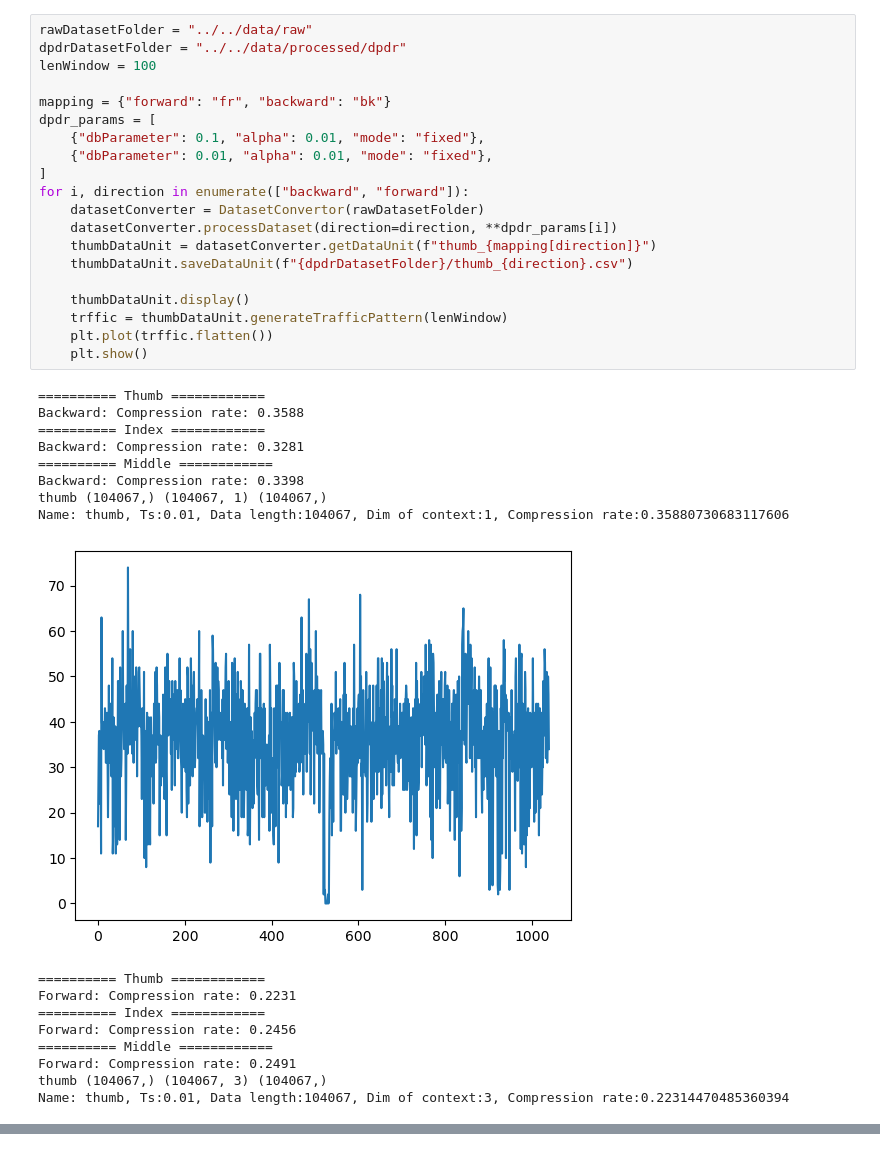
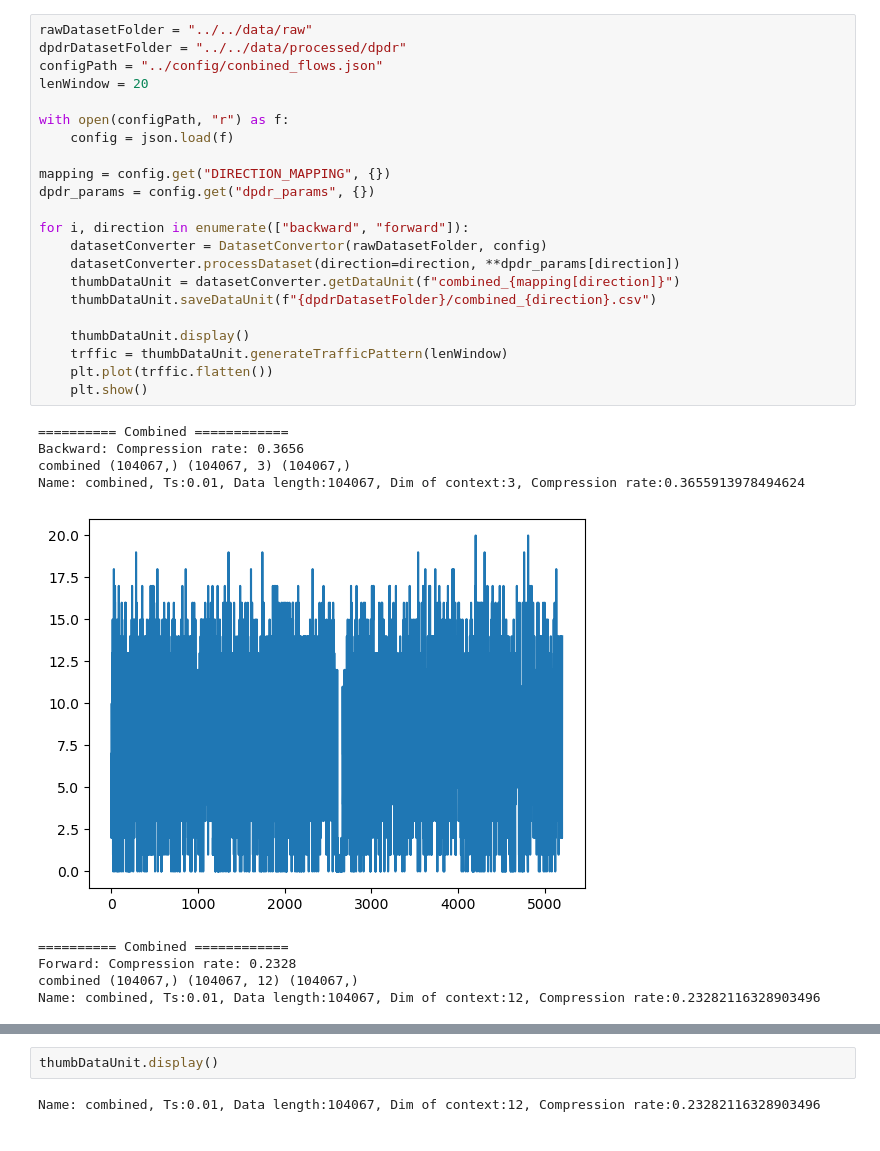
Before and after one commit to evanyeh5118/context_aware_traffic_predictor, a Jupyter notebook: experiments/notebooks/main00_verify_tarffic_pattern.ipynb, the cells around one changed output, grey strips where cells are left out. Drawn from its saved outputs; the diff is of its cells as text.

Commit message:
Add combined flows and independent flows config

```diff
--- a/experiments/notebooks/main00_verify_tarffic_pattern.ipynb
+++ b/experiments/notebooks/main00_verify_tarffic_pattern.ipynb
@@ -15,38 +16,32 @@ from src.context_aware.preprocessing import PreparingDataset
 # %%
 rawDatasetFolder = "../../data/raw"
 dpdrDatasetFolder = "../../data/processed/dpdr"
-lenWindow = 100
+configPath = "../config/conbined_flows.json"
+lenWindow = 20
 
-mapping = {"forward": "fr", "backward": "bk"}
-dpdr_params = [
-    {"dbParameter": 0.1, "alpha": 0.01, "mode": "fixed"},
-    {"dbParameter": 0.01, "alpha": 0.01, "mode": "fixed"},
-]
+with open(configPath, "r") as f:
+    config = json.load(f)
+
+mapping = config.get("DIRECTION_MAPPING", {})
+dpdr_params = config.get("dpdr_params", {})
+
 for i, direction in enumerate(["backward", "forward"]):
-    datasetConverter = DatasetConvertor(rawDatasetFolder)
-    datasetConverter.processDataset(direction=direction, **dpdr_params[i])
-    thumbDataUnit = datasetConverter.getDataUnit(f"thumb_{mapping[direction]}")
-    thumbDataUnit.saveDataUnit(f"{dpdrDatasetFolder}/thumb_{direction}.csv")
+    datasetConverter = DatasetConvertor(rawDatasetFolder, config)
+    datasetConverter.processDataset(direction=direction, **dpdr_params[direction])
+    thumbDataUnit = datasetConverter.getDataUnit(f"combined_{mapping[direction]}")
+    thumbDataUnit.saveDataUnit(f"{dpdrDatasetFolder}/combined_{direction}.csv")
 
     thumbDataUnit.display()
     trffic = thumbDataUnit.generateTrafficPattern(lenWindow)
     plt.plot(trffic.flatten())
     plt.show()
 # %% [output]
-========== Thumb ============
-Backward: Compression rate: 0.3588
-========== Index ============
-Backward: Compression rate: 0.3281
-========== Middle ============
-Backward: Compression rate: 0.3398
-thumb (104067,) (104067, 1) (104067,)
-Name: thumb, Ts:0.01, Data length:104067, Dim of context:1, Compression rate:0.35880730683117606
+========== Combined ============
+Backward: Compression rate: 0.3656
+combined (104067,) (104067, 3) (104067,)
+Name: combined, Ts:0.01, Data length:104067, Dim of context:3, Compression rate:0.3655913978494624
-[figure, old version]
+[figure, new version]
-========== Thumb ============
-Forward: Compression rate: 0.2231
-========== Index ============
-Forward: Compression rate: 0.2456
-========== Middle ============
-Forward: Compression rate: 0.2491
-thumb (104067,) (104067, 3) (104067,)
-Name: thumb, Ts:0.01, Data length:104067, Dim of context:3, Compression rate:0.22314470485360394
+========== Combined ============
+Forward: Compression rate: 0.2328
+combined (104067,) (104067, 12) (104067,)
+Name: combined, Ts:0.01, Data length:104067, Dim of context:12, Compression rate:0.23282116328903496
@@ -54,3 +49,7 @@ Name: thumb, Ts:0.01, Data length:104067, Dim of context:3, Compression rate:0.2
+# %%
+thumbDataUnit.display()
+# %% [output]
+Name: combined, Ts:0.01, Data length:104067, Dim of context:12, Compression rate:0.23282116328903496
 # %%
 print(thumbDataUnit.contextData.shape)
 print(thumbDataUnit.contextDataDpDr.shape)
```
Also changed, not shown: parts of 3 cells of this notebook, 15 other files.
